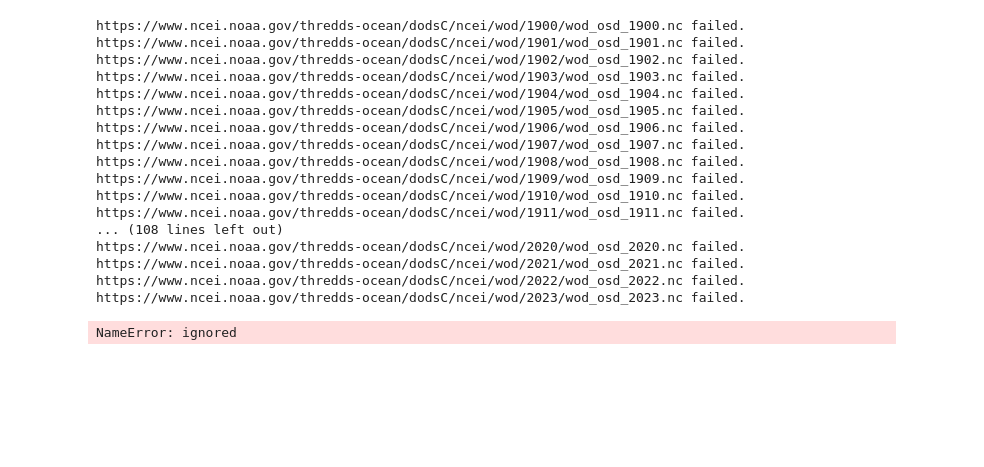
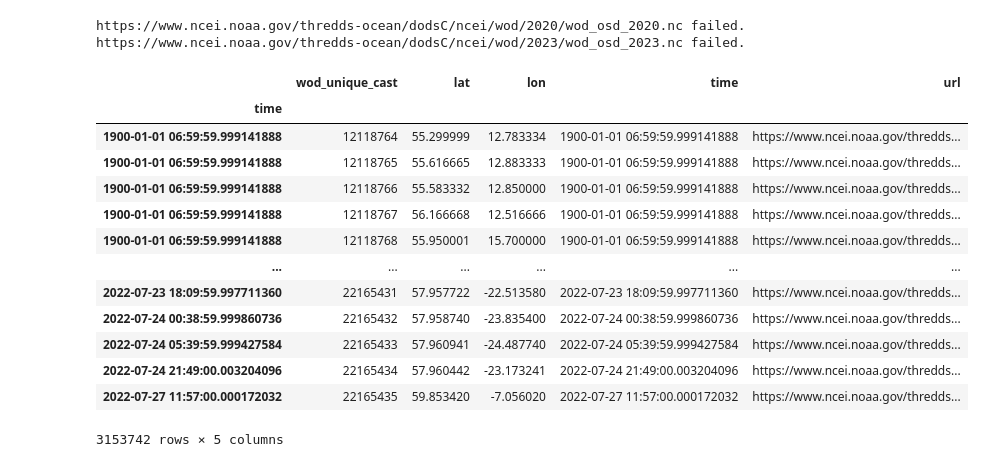
Before and after one commit to MathewBiddle/sandbox, a Jupyter notebook: notebooks/WODsummaryofcastsbyyear.ipynb, the cells around one changed output. Saved outputs shown, nothing was run; the diff lists cells and outputs as text; code cells hidden in the pictures; blank space fills up the shorter version.

```diff
--- a/notebooks/WODsummaryofcastsbyyear.ipynb
+++ b/notebooks/WODsummaryofcastsbyyear.ipynb
@@ -14,35 +24,38 @@ range(1900, 2024)
 # %%
+casts = pd.DataFrame()
+
 for year in years:
 
   url=f'https://www.ncei.noaa.gov/thredds-ocean/dodsC/ncei/wod/{year}/wod_osd_{year}.nc'
 
   try:
     ds = xr.open_dataset(url)
   except:
     print(f'{url} failed.')
     continue
 
-  data = ds[['unique_cast','lat','lon','time']].to_dataframe()
+  data = ds[['wod_unique_cast','lat','lon','time']].to_dataframe()
+  data['url'] = url
 
   casts = pd.concat([casts, data], ignore_index=True)
 
+casts = casts.set_index(pd.to_datetime(casts['time']))
+
 casts
 # %% [output]
-https://www.ncei.noaa.gov/thredds-ocean/dodsC/ncei/wod/1900/wod_osd_1900.nc failed.
-https://www.ncei.noaa.gov/thredds-ocean/dodsC/ncei/wod/1901/wod_osd_1901.nc failed.
-https://www.ncei.noaa.gov/thredds-ocean/dodsC/ncei/wod/1902/wod_osd_1902.nc failed.
-https://www.ncei.noaa.gov/thredds-ocean/dodsC/ncei/wod/1903/wod_osd_1903.nc failed.
-https://www.ncei.noaa.gov/thredds-ocean/dodsC/ncei/wod/1904/wod_osd_1904.nc failed.
-https://www.ncei.noaa.gov/thredds-ocean/dodsC/ncei/wod/1905/wod_osd_1905.nc failed.
-https://www.ncei.noaa.gov/thredds-ocean/dodsC/ncei/wod/1906/wod_osd_1906.nc failed.
-https://www.ncei.noaa.gov/thredds-ocean/dodsC/ncei/wod/1907/wod_osd_1907.nc failed.
-https://www.ncei.noaa.gov/thredds-ocean/dodsC/ncei/wod/1908/wod_osd_1908.nc failed.
-https://www.ncei.noaa.gov/thredds-ocean/dodsC/ncei/wod/1909/wod_osd_1909.nc failed.
-https://www.ncei.noaa.gov/thredds-ocean/dodsC/ncei/wod/1910/wod_osd_1910.nc failed.
-https://www.ncei.noaa.gov/thredds-ocean/dodsC/ncei/wod/1911/wod_osd_1911.nc failed.
-... (108 lines left out)
 https://www.ncei.noaa.gov/thredds-ocean/dodsC/ncei/wod/2020/wod_osd_2020.nc failed.
-https://www.ncei.noaa.gov/thredds-ocean/dodsC/ncei/wod/2021/wod_osd_2021.nc failed.
-https://www.ncei.noaa.gov/thredds-ocean/dodsC/ncei/wod/2022/wod_osd_2022.nc failed.
 https://www.ncei.noaa.gov/thredds-ocean/dodsC/ncei/wod/2023/wod_osd_2023.nc failed.
+|  | wod_unique_cast | lat | lon | time | url |
+| time |  |  |  |  |  |
+| 1900-01-01 06:59:59.999141888 | 12118764 | 55.299999 | 12.783334 | 1900-01-01 06:59:59.999141888 | https://www.ncei.noaa.gov/thredds... |
+| 1900-01-01 06:59:59.999141888 | 12118765 | 55.616665 | 12.883333 | 1900-01-01 06:59:59.999141888 | https://www.ncei.noaa.gov/thredds... |
+| 1900-01-01 06:59:59.999141888 | 12118766 | 55.583332 | 12.850000 | 1900-01-01 06:59:59.999141888 | https://www.ncei.noaa.gov/thredds... |
+| 1900-01-01 06:59:59.999141888 | 12118767 | 56.166668 | 12.516666 | 1900-01-01 06:59:59.999141888 | https://www.ncei.noaa.gov/thredds... |
+| 1900-01-01 06:59:59.999141888 | 12118768 | 55.950001 | 15.700000 | 1900-01-01 06:59:59.999141888 | https://www.ncei.noaa.gov/thredds... |
+| ... | ... | ... | ... | ... | ... |
+| 2022-07-23 18:09:59.997711360 | 22165431 | 57.957722 | -22.513580 | 2022-07-23 18:09:59.997711360 | https://www.ncei.noaa.gov/thredds... |
+| 2022-07-24 00:38:59.999860736 | 22165432 | 57.958740 | -23.835400 | 2022-07-24 00:38:59.999860736 | https://www.ncei.noaa.gov/thredds... |
+| 2022-07-24 05:39:59.999427584 | 22165433 | 57.960941 | -24.487740 | 2022-07-24 05:39:59.999427584 | https://www.ncei.noaa.gov/thredds... |
+| 2022-07-24 21:49:00.003204096 | 22165434 | 57.960442 | -23.173241 | 2022-07-24 21:49:00.003204096 | https://www.ncei.noaa.gov/thredds... |
+| 2022-07-27 11:57:00.000172032 | 22165435 | 59.853420 | -7.056020 | 2022-07-27 11:57:00.000172032 | https://www.ncei.noaa.gov/thredds... |
-NameError: ignored
+3153742 rows × 5 columns
```
Also changed, not shown: parts of 16 cells of this notebook.
